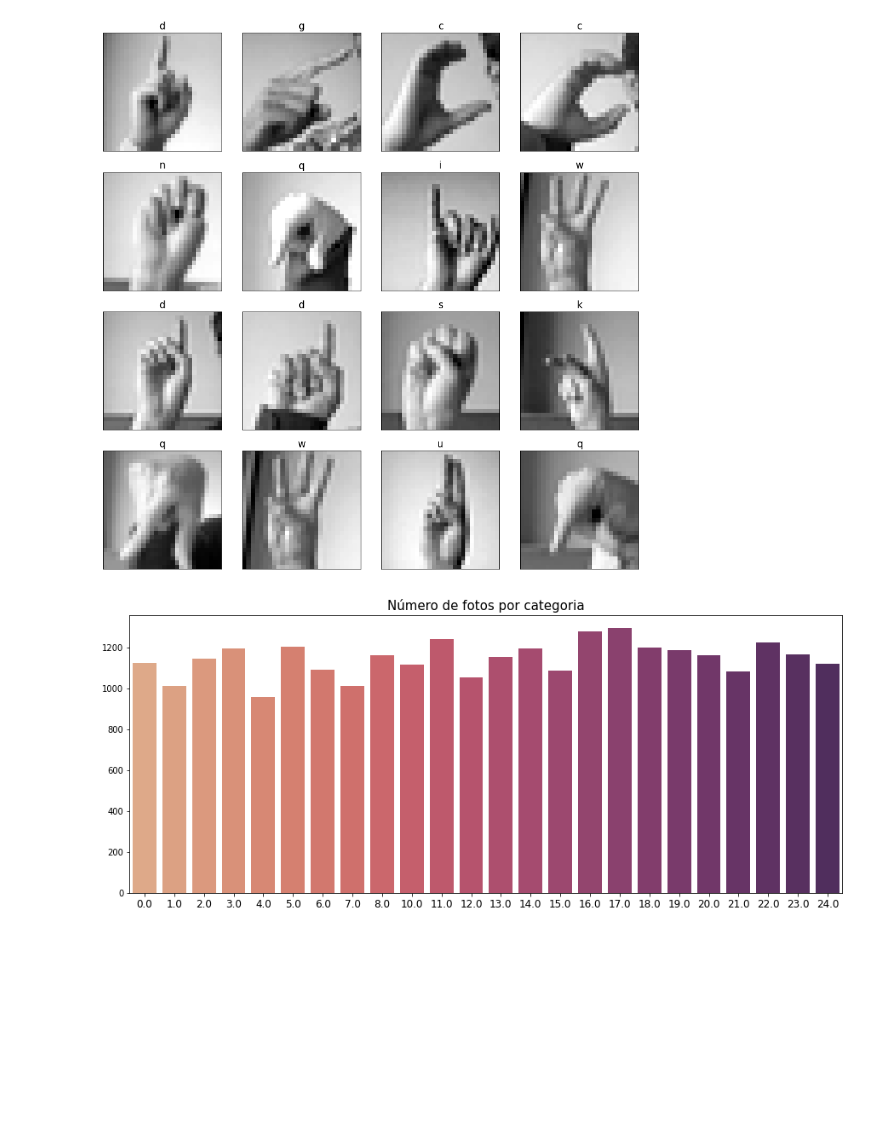
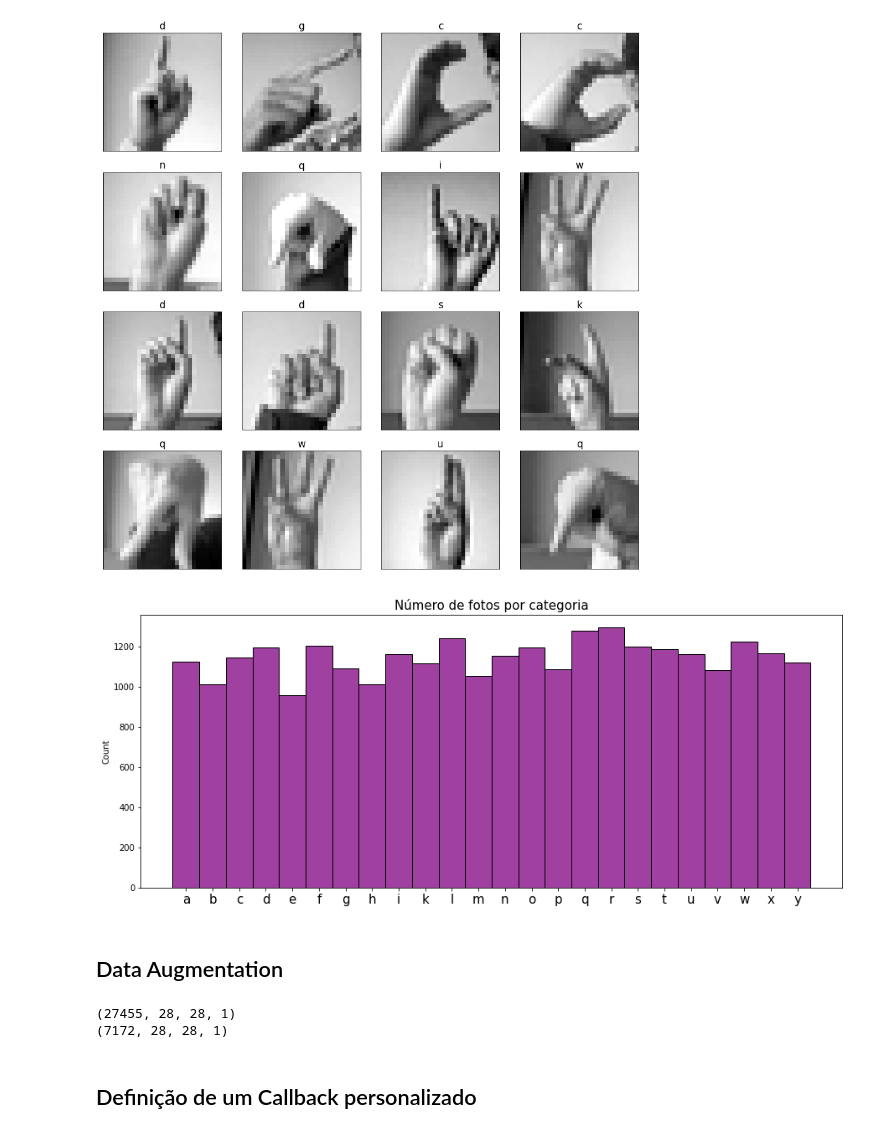
Before and after one commit to DaviSegundo/Sign_Alpha_Detection, a Jupyter notebook: notebook/model_construct.ipynb, the cells around one changed output. Drawn from its saved outputs; the diff is of its cells as text; code cells hidden in the pictures; blank space fills up the shorter version.

```diff
--- a/notebook/model_construct.ipynb
+++ b/notebook/model_construct.ipynb
@@ -50,5 +52,16 @@ Total Training images (27455, 28, 28)
 Total Training labels (27455,)
 Total Testing images (7172, 28, 28)
 Total Testing labels (7172,)
+# %%
+# Mapeamento das letras do alfabeto de acordo com a posição dela
+alphabets = string.ascii_lowercase
+map_letter =  {}
+
+for i, letter in enumerate(alphabets):
+    map_letter[letter] = i
+map_letter = {v:k for k, v in map_letter.items()}
+
+train_labels = pd.Series(train_labels).map(map_letter)
+test_labels = pd.Series(test_labels).map(map_letter)
 # %% [markdown]
 ## Vizualização Geral dos Dados
@@ -73,11 +78,21 @@ plt.show()
 # %% [output]
 [figure]
 # %%
-letter_dist = pd.Series(train_labels).value_counts()
 plt.figure(figsize=(15,6))
-sns.barplot(x=letter_dist.index, y=letter_dist, palette='flare')
+sns.histplot(sorted(train_labels), color='purple')
 plt.title("Número de fotos por categoria", fontsize=15)
-plt.xticks(fontsize=12)
+plt.xticks(fontsize=15)
 plt.show()
 # %% [output]
-[figure, old version]
+[figure, new version]
+# %% [markdown]
+## Data Augmentation
+# %%
+train_imgs_s = np.expand_dims(train_imgs, axis=3)
+test_imgs_s = np.expand_dims(test_imgs, axis=3)
+
+print(train_imgs_s.shape)
+print(test_imgs_s.shape)
+# %% [output]
+(27455, 28, 28, 1)
+(7172, 28, 28, 1)
@@ -83,0 +114,2 @@ plt.show()
+# %% [markdown]
+## Definição de um Callback personalizado
```
Also changed, not shown: parts of 10 cells of this notebook, 1 other file.
